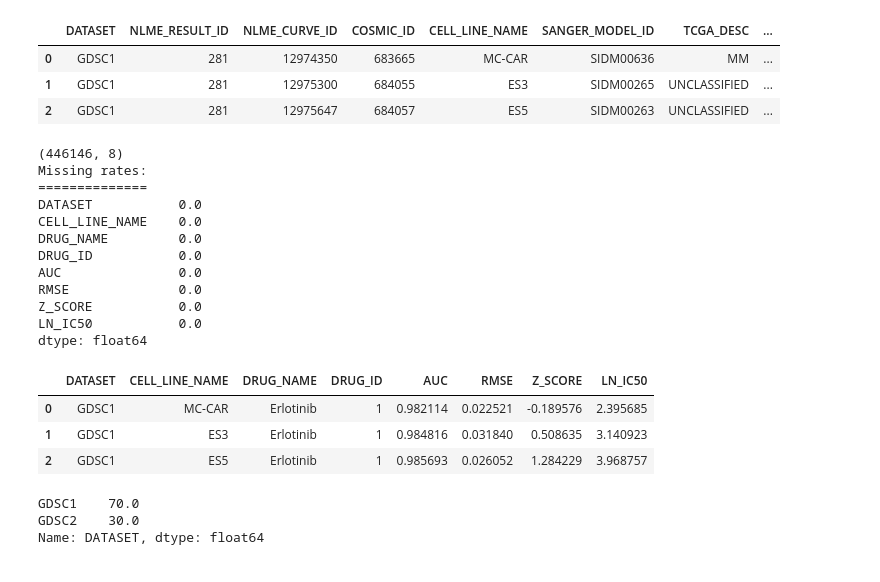
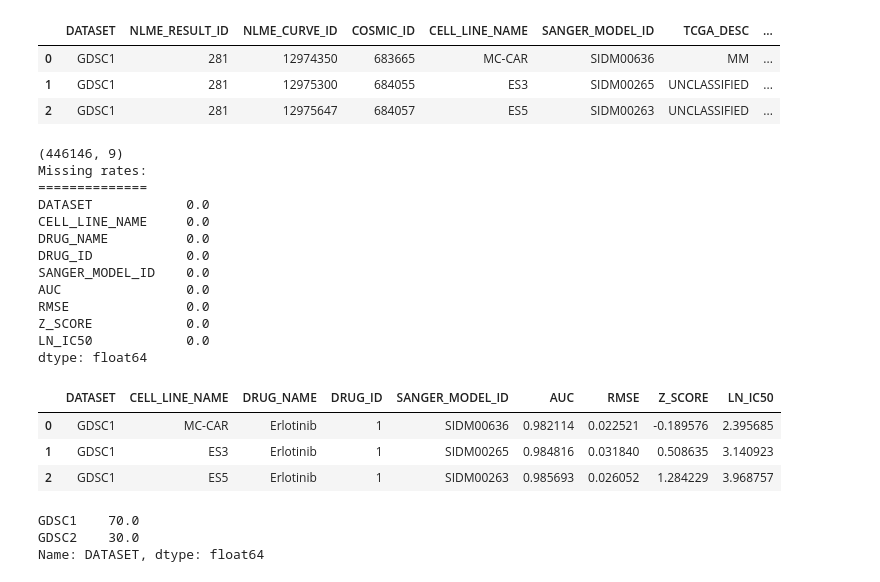
Before and after one commit to PeeteKeesel/gnn-for-drug-response-prediction, a Jupyter notebook: notebooks/dataset_creations.ipynb, the cells around one changed output. Cells and saved outputs as stored; diff of their text form; code cells hidden in the pictures.

```diff
--- a/notebooks/dataset_creations.ipynb
+++ b/notebooks/dataset_creations.ipynb
@@ -164,31 +174,33 @@ Index(['DATASET', 'NLME_RESULT_ID', 'NLME_CURVE_ID', 'COSMIC_ID',
 | 1 | GDSC1 | 281 | 12975300 | 684055 | ES3 | SIDM00265 | UNCLASSIFIED | ... |
 | 2 | GDSC1 | 281 | 12975647 | 684057 | ES5 | SIDM00263 | UNCLASSIFIED | ... |
 # %%
-COLS_TO_KEEP = ['DATASET', 'CELL_LINE_NAME', 'DRUG_NAME', 'DRUG_ID', 'AUC', 'RMSE', 'Z_SCORE', 'LN_IC50']
+COLS_TO_KEEP = ['DATASET', 'CELL_LINE_NAME', 'DRUG_NAME', 'DRUG_ID',
+                'SANGER_MODEL_ID', 'AUC', 'RMSE', 'Z_SCORE', 'LN_IC50']
 gdsc_base = gdsc_ic50s_join[COLS_TO_KEEP].drop_duplicates()
 print(gdsc_base.shape)
 # Percent of NaN values per column.
 print("Missing rates:")
 print("==============")
 print(100 * gdsc_base.isna().sum() / gdsc_base.shape[0])
 gdsc_base.head(3)
 # %% [output]
-(446146, 8)
+(446146, 9)
 Missing rates:
 ==============
-DATASET           0.0
-CELL_LINE_NAME    0.0
-DRUG_NAME         0.0
-DRUG_ID           0.0
-AUC               0.0
-RMSE              0.0
-Z_SCORE           0.0
-LN_IC50           0.0
+DATASET            0.0
+CELL_LINE_NAME     0.0
+DRUG_NAME          0.0
+DRUG_ID            0.0
+SANGER_MODEL_ID    0.0
+AUC                0.0
+RMSE               0.0
+Z_SCORE            0.0
+LN_IC50            0.0
 dtype: float64
-|  | DATASET | CELL_LINE_NAME | DRUG_NAME | DRUG_ID | AUC | RMSE | Z_SCORE | LN_IC50 |
-| 0 | GDSC1 | MC-CAR | Erlotinib | 1 | 0.982114 | 0.022521 | -0.189576 | 2.395685 |
-| 1 | GDSC1 | ES3 | Erlotinib | 1 | 0.984816 | 0.031840 | 0.508635 | 3.140923 |
-| 2 | GDSC1 | ES5 | Erlotinib | 1 | 0.985693 | 0.026052 | 1.284229 | 3.968757 |
+|  | DATASET | CELL_LINE_NAME | DRUG_NAME | DRUG_ID | SANGER_MODEL_ID | AUC | RMSE | Z_SCORE | LN_IC50 |
+| 0 | GDSC1 | MC-CAR | Erlotinib | 1 | SIDM00636 | 0.982114 | 0.022521 | -0.189576 | 2.395685 |
+| 1 | GDSC1 | ES3 | Erlotinib | 1 | SIDM00265 | 0.984816 | 0.031840 | 0.508635 | 3.140923 |
+| 2 | GDSC1 | ES5 | Erlotinib | 1 | SIDM00263 | 0.985693 | 0.026052 | 1.284229 | 3.968757 |
 # %%
 # Occurence rate for each GDSC dataset.
 round(100 * gdsc_base.DATASET.value_counts() / gdsc_base.shape[0])
```
Also changed, not shown: parts of 13 cells of this notebook, 2 other files.
